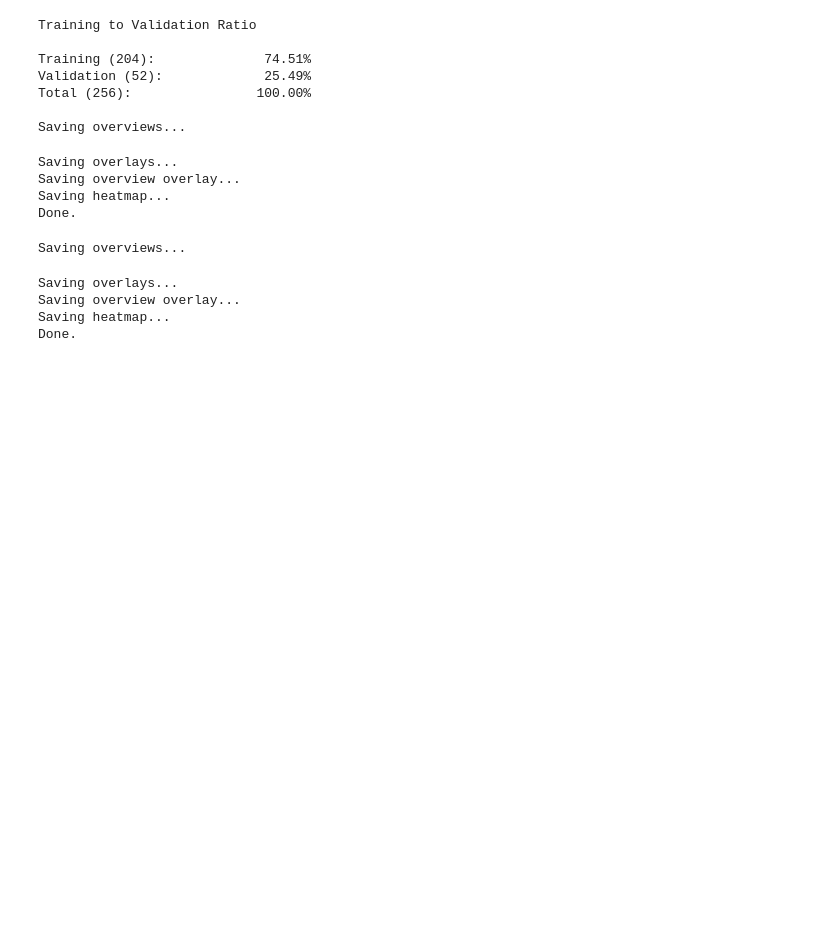
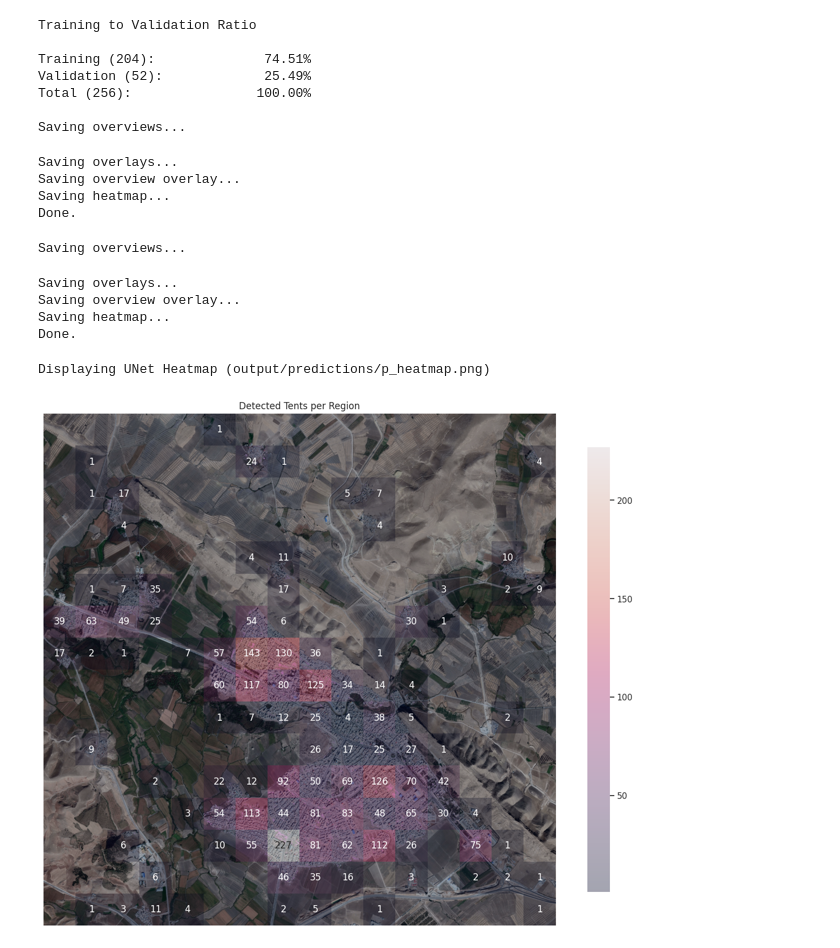
Before and after one commit to zacharylazzara/tent-detection, a Jupyter notebook: UNet_Tent_Detector.ipynb, the cells around one changed output. Drawn from its saved outputs; the diff is of its cells as text; code cells hidden in the pictures; blank space fills up the shorter version.

```diff
--- a/UNet_Tent_Detector.ipynb
+++ b/UNet_Tent_Detector.ipynb
@@ -240,5 +228,9 @@ else:
     DEVICE = 'cpu'
 PIN_MEMORY = True if DEVICE != 'cpu' else False
 print(f'Using device: {DEVICE}')
+
+if DISABLE_TRAINING_ON_CPU:
+  TRAIN_MODEL = TRAIN_MODEL if DEVICE != 'cpu' else False
+  print('Warning: Training on CPU is disabled!')
 # %% [output]
 Using device: cpu
@@ -404,6 +402,9 @@ class Model():
     self.history = {
         't': {str(key):value for (key, value) in zip(['losses', *self.metric_fns], [[] for _ in [*self.metric_fns, '']])},
         'v': {str(key):value for (key, value) in zip(['losses', *self.metric_fns], [[] for _ in [*self.metric_fns, '']])}}
+
+  def __str__(self) -> str:
+    return str(self.model)
 
   def train(self, t_loader:DataLoader, v_loader:DataLoader, epochs:int, pbar:tqdm=None, **kwargs) -> pd.DataFrame:
     """Trains the model."""
@@ -811,10 +812,14 @@ def evaluator(models:list, data:pd.DataFrame, train:bool=TRAIN_MODEL, **kwargs)
   dataset = SegmentationDataset(data, transformations)
   row_size = int(math.sqrt(len(dataset)))
   loader = DataLoader(dataset, shuffle=False, batch_size=row_size, pin_memory=PIN_MEMORY, num_workers=os.cpu_count(), persistent_workers=True)
+
+  paths = {}
   for model in models:
     if train:
       model.train(t_loader, v_loader, N_EPOCHS, tqdm, save_model=True, save_history=True)
     p_data = model.predict(loader, tqdm, save_predictions=True)[1].combine_first(data).sort_index() # Fill in the missing feature paths while preserving the prediction paths
-    save_data(P_PATH, p_data, transformations, tqdm, y='p', heatmap_title='Detected Tents per Region', **kwargs)
+    paths[str(model)] = save_data(P_PATH, p_data, transformations, tqdm, y='p', heatmap_title='Detected Tents per Region', **kwargs)
+
+  return paths
 # %% [markdown]
 #Output
@@ -840,6 +845,7 @@ else:
 
 transformations = transforms.Compose([transforms.ToPILImage(), transforms.Resize((IMAGE_HEIGHT, IMAGE_WIDTH)), transforms.ToTensor()])
 
+results = None
 if USING_DEFAULT_DATASET:
   y_data = load_data()
 
@@ -864,9 +870,9 @@ if USING_DEFAULT_DATASET:
   assert t_ratio + v_ratio == 1 # Sanity Check
 
   gt_paths = save_data(Y_PATH, y_data, transformations, tqdm, heatmap_title='Actual Tents per Region')
-  evaluator(models, y_data, x_overview_path=gt_paths['x_overview_path'])
+  results = evaluator(models, y_data, x_overview_path=gt_paths['x_overview_path'])
 else:
-  evaluator(models, load_data(directory='.', y_masks_path=None, assert_square=ASSERT_DATA_IS_SQUARE), train=False)
+  results = evaluator(models, load_data(directory='.', y_masks_path=None, assert_square=ASSERT_DATA_IS_SQUARE), train=False)
 # %% [output]
 Training to Validation Ratio
 
@@ -884,6 +890,18 @@ Saving overlays...
 Saving overview overlay...
 Saving heatmap...
 Done.
+# %%
+#@title Display Heatmap
+if DISPLAY_VISUALIZATIONS:
+  for modelname, result in results.items():
+    print(f'Displaying {modelname} Heatmap ({result["heatmap_path"]})')
+    with Image.open(result['heatmap_path']) as image:
+      image.thumbnail((600, 600))
+      image.show()
+    print('\n\n')
+# %% [output]
+Displaying UNet Heatmap (output/predictions/p_heatmap.png)
+[figure, added]
 # %%
 #@title Complete
 
```
Also changed, not shown: parts of 11 cells of this notebook.
